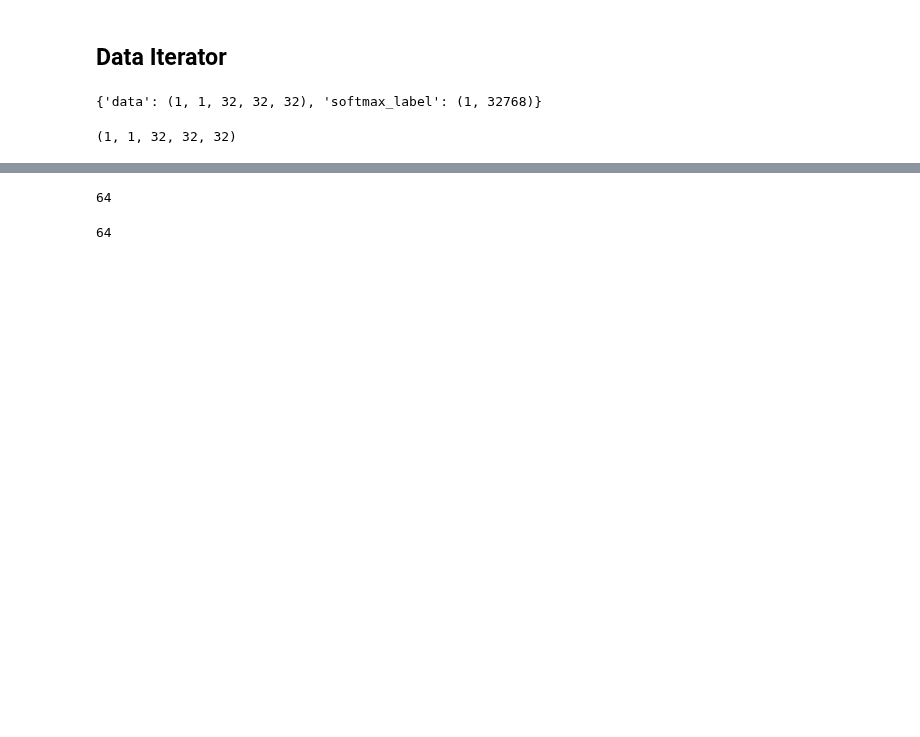
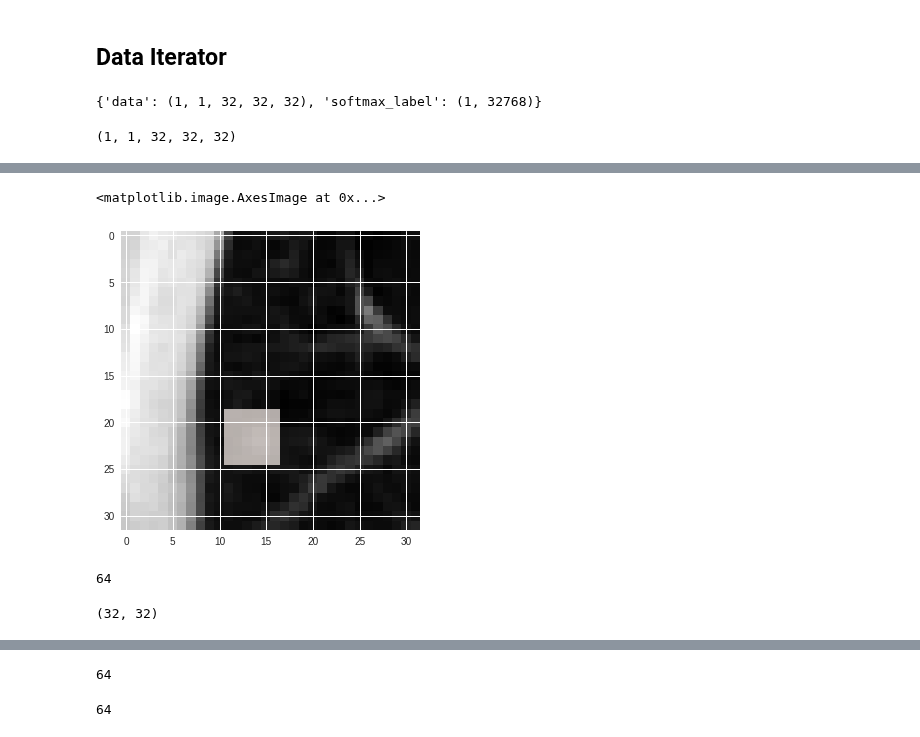
Before and after one commit to MariamQusai/DLToolboxImg, a Jupyter notebook: NoduleSegmentationModel13.ipynb, the cells around one changed output, grey strips where cells are left out. Cells and saved outputs as stored; diff of their text form; code cells hidden in the pictures; blank space fills up the shorter version.

```diff
--- a/NoduleSegmentationModel13.ipynb
+++ b/NoduleSegmentationModel13.ipynb
@@ -498,0 +473,15 @@ d,l=np.vsplit(data11,2)
+# %%
+i=9
+plt.imshow(img[i],'gray')#,vmin=0, vmax=1)
+plt.imshow(msk1[i],interpolation='none', cmap=plt.cm.Reds, alpha=.7)#, vmin=0, vmax=1)
+# %% [output]
+<matplotlib.image.AxesImage at 0x...>
+[figure, added]
+# %%
+len(data11)
+# %% [output]
+64
+# %%
+img[i].shape
+# %% [output]
+(32, 32)
```
Also changed, not shown: parts of 30 cells of this notebook.
